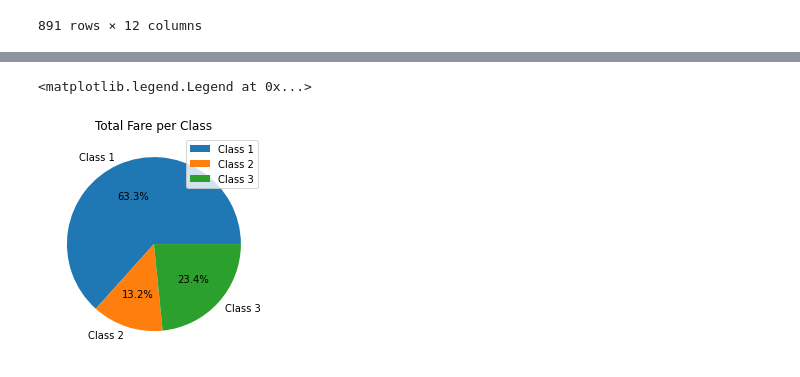
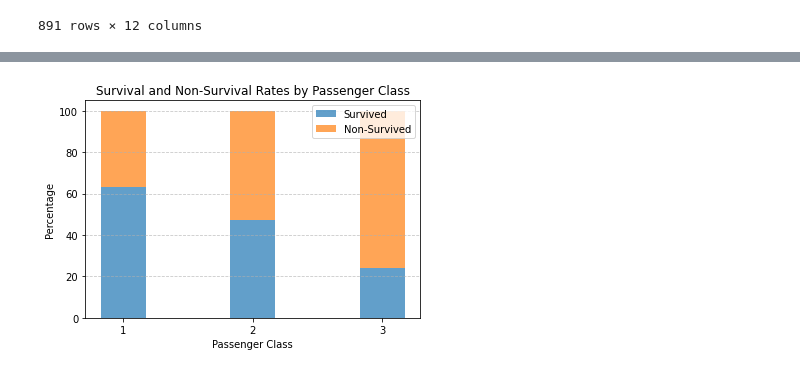
Before and after one commit to zart2016/titanic_dataset, a Jupyter notebook: Titanic.ipynb, the cells around one changed output, grey strips where cells are left out. Saved outputs shown, nothing was run; the diff lists cells and outputs as text; code cells hidden in the pictures.

Commit message:
Added Charts revisions

```diff
--- a/Titanic.ipynb
+++ b/Titanic.ipynb
@@ -132,12 +135,17 @@ plt.show()
-# %%
-#Using Pie Chart to show the Breakdown of Total Fare by Passenger Class on the Titanic
-total_classfare = data.groupby("Pclass")["Fare"].sum().reset_index()
-total_classfare.columns = ["Pclass", "Total_Fare"]
-
-#plt.pie(total_classfare["Total_Fare"], labels='Class' + total_classfare["Pclass"],autopct="%1.1f%%")
-plt.pie(total_classfare["Total_Fare"], labels=[f"Class {pclass}" for pclass in total_classfare["Pclass"]], autopct="%1.1f%%")
-plt.title('Total Fare per Class')
-plt.legend()
-# %% [output]
-<matplotlib.legend.Legend at 0x...>
-[figure, removed]
+# %%
+survival_rates = data[data['Survived'] == 1].groupby("Pclass").size() / data.groupby("Pclass").size() * 100
+non_survival_rates = 100 - survival_rates
+
+# Create the bar chart
+width = 0.35  # the width of the bars
+p1 = plt.bar(survival_rates.index, survival_rates, width, label='Survived', alpha=0.7)
+p2 = plt.bar(non_survival_rates.index, non_survival_rates, width, bottom=survival_rates, label='Non-Survived', alpha=0.7)
+
+plt.title("Survival and Non-Survival Rates by Passenger Class")
+plt.xlabel("Passenger Class")
+plt.ylabel("Percentage")
+plt.xticks(survival_rates.index)
+plt.legend()
+plt.grid(axis='y', linestyle='--', alpha=0.7)
+# %% [output]
+[figure, added]
```
Also changed, not shown: parts of 8 cells of this notebook.
